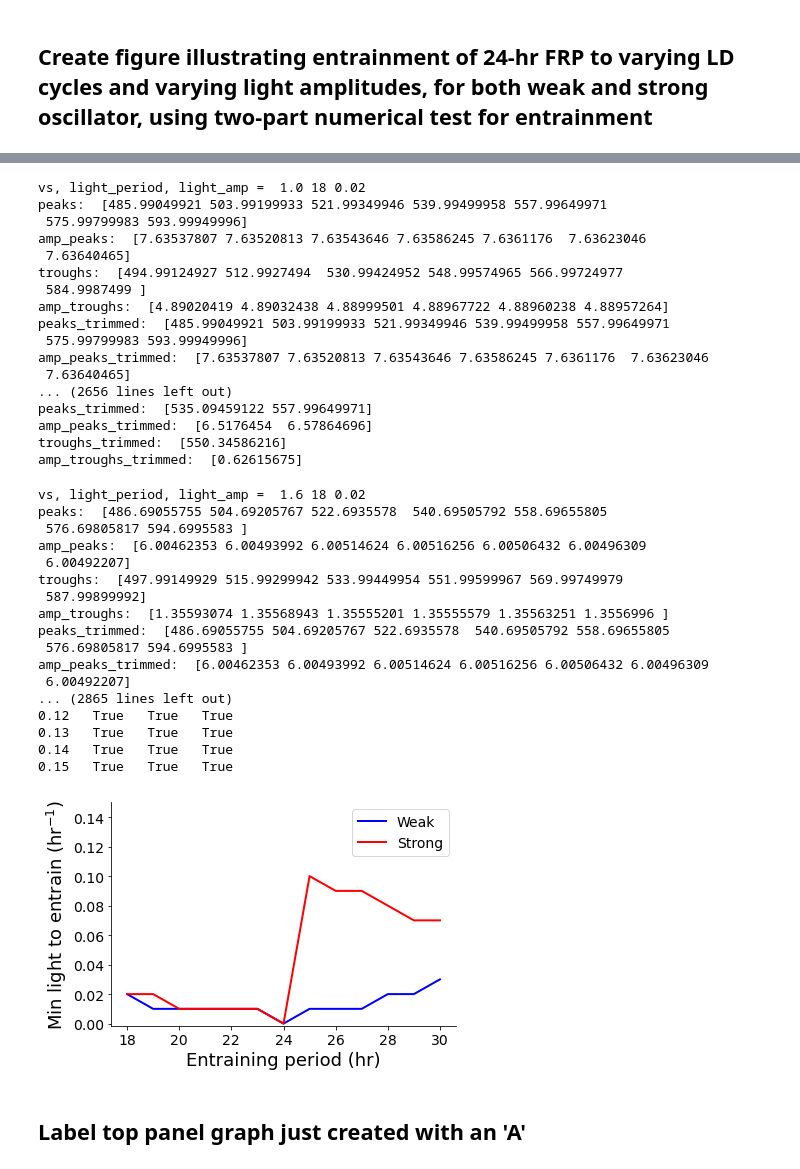
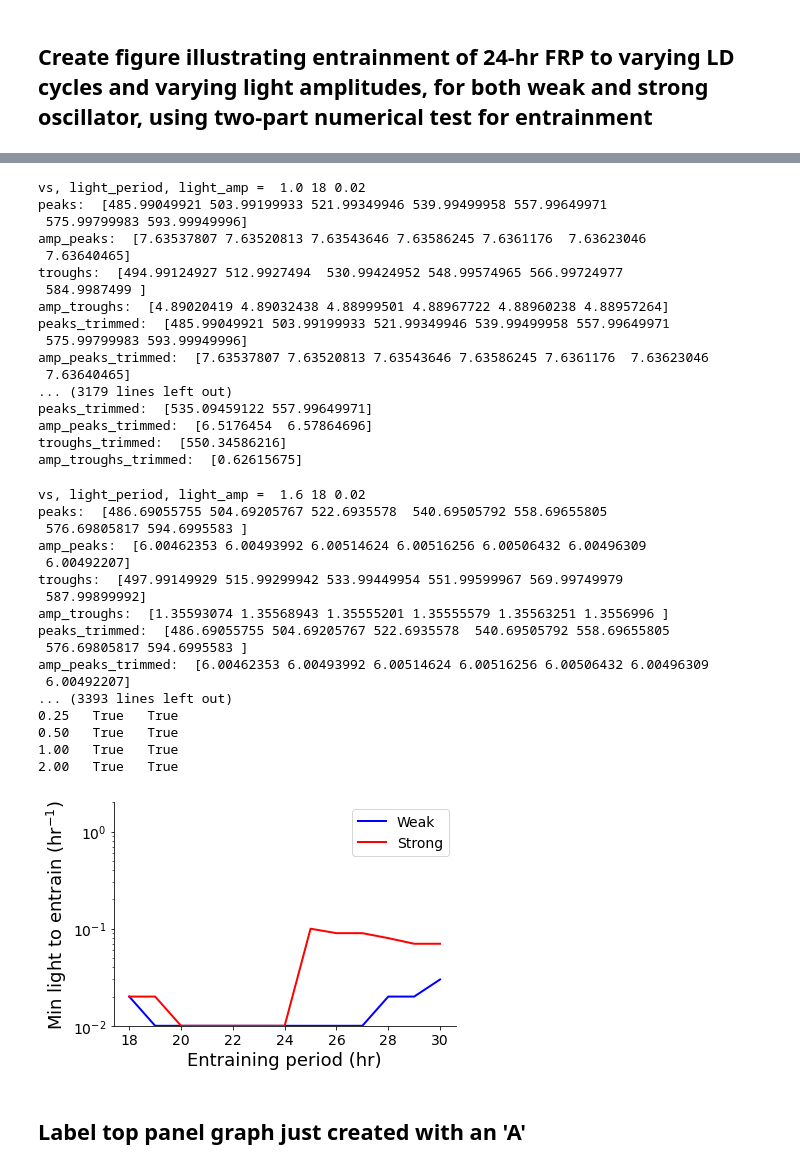
Before and after one commit to Toporikova-Lab/spider-circadian-clock-model, a Jupyter notebook: Figure 7/Figure7.ipynb, the cells around one changed output, grey strips where cells are left out. Cells and saved outputs as stored; diff of their text form; code cells hidden in the pictures.

```diff
--- a/Figure 7/Figure7.ipynb
+++ b/Figure 7/Figure7.ipynb
@@ -211,7 +211,11 @@ k2 = 0.6
 
 vs_df = oscillator_summary()
 #light_amp_list    = np.arange(0.10, 0.11, 0.01).tolist()
-light_amp_list    = np.arange(0., 0.16, 0.01).tolist()
+light_amp_list    = np.arange(0.01, 0.16, 0.01).tolist()
+light_amp_list.append(0.25)
+light_amp_list.append(0.50)
+light_amp_list.append(1.0)
+light_amp_list.append(2.0)
 #light_period_list = np.arange(28,29,1).tolist()
 light_period_list = np.arange(18,31,1).tolist()
 print('light_amp_list', light_amp_list)
@@ -262,7 +266,9 @@ for vs in vs_df.index:
     ax.spines['top'].set_color('none')
     plt.xlabel("Entraining period (hr)",fontsize=18)
     plt.ylabel("Min light to entrain (hr$^{-1}$)",fontsize=18)
-    plt.ylim(top = 0.15)
+    plt.ylim(0.01,2.0)
+    plt.yscale("log")
+
 plt.legend(fontsize=14)
 plt.tight_layout()
 plt.savefig("Vary-lp.jpeg", dpi = 300)
@@ -285,40 +291,40 @@ amp_peaks_trimmed:  [7.25028548 7.17999213]
 troughs_trimmed:  [549.04575381]
 amp_troughs_trimmed:  [5.34992802]
 vs, light_period, light_amp =  1.0 18 0.02
 peaks:  [485.99049921 503.99199933 521.99349946 539.99499958 557.99649971
  575.99799983 593.99949996]
 amp_peaks:  [7.63537807 7.63520813 7.63543646 7.63586245 7.6361176  7.63623046
  7.63640465]
 troughs:  [494.99124927 512.9927494  530.99424952 548.99574965 566.99724977
  584.9987499 ]
 amp_troughs:  [4.89020419 4.89032438 4.88999501 4.88967722 4.88960238 4.88957264]
 peaks_trimmed:  [485.99049921 503.99199933 521.99349946 539.99499958 557.99649971
  575.99799983 593.99949996]
 amp_peaks_trimmed:  [7.63537807 7.63520813 7.63543646 7.63586245 7.6361176  7.63623046
  7.63640465]
-... (2656 lines left out)
+... (3179 lines left out)
 peaks_trimmed:  [535.09459122 557.99649971]
 amp_peaks_trimmed:  [6.5176454  6.57864696]
 troughs_trimmed:  [550.34586216]
 amp_troughs_trimmed:  [0.62615675]
 vs, light_period, light_amp =  1.6 18 0.02
 peaks:  [486.69055755 504.69205767 522.6935578  540.69505792 558.69655805
  576.69805817 594.6995583 ]
 amp_peaks:  [6.00462353 6.00493992 6.00514624 6.00516256 6.00506432 6.00496309
  6.00492207]
 troughs:  [497.99149929 515.99299942 533.99449954 551.99599967 569.99749979
  587.99899992]
 amp_troughs:  [1.35593074 1.35568943 1.35555201 1.35555579 1.35563251 1.3556996 ]
 peaks_trimmed:  [486.69055755 504.69205767 522.6935578  540.69505792 558.69655805
  576.69805817 594.6995583 ]
 amp_peaks_trimmed:  [6.00462353 6.00493992 6.00514624 6.00516256 6.00506432 6.00496309
  6.00492207]
-... (2865 lines left out)
-0.12   True   True   True
-0.13   True   True   True
-0.14   True   True   True
-0.15   True   True   True
+... (3393 lines left out)
+0.25   True   True
+0.50   True   True
+1.00   True   True
+2.00   True   True
-[figure, old version]
+[figure, new version]
 # %% [markdown]
 ## Label top panel graph just created with an 'A'
 # %%
```
Also changed, not shown: parts of 2 cells of this notebook.
